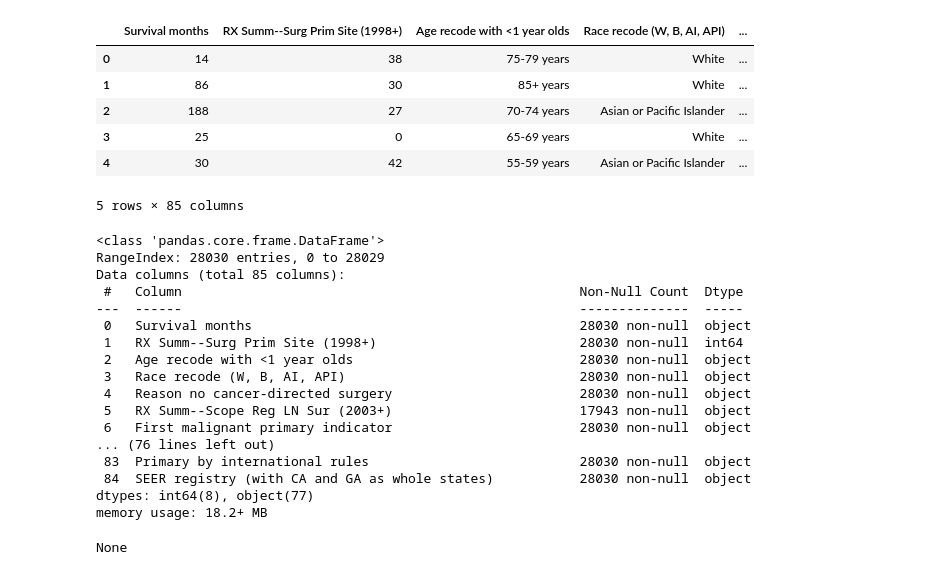
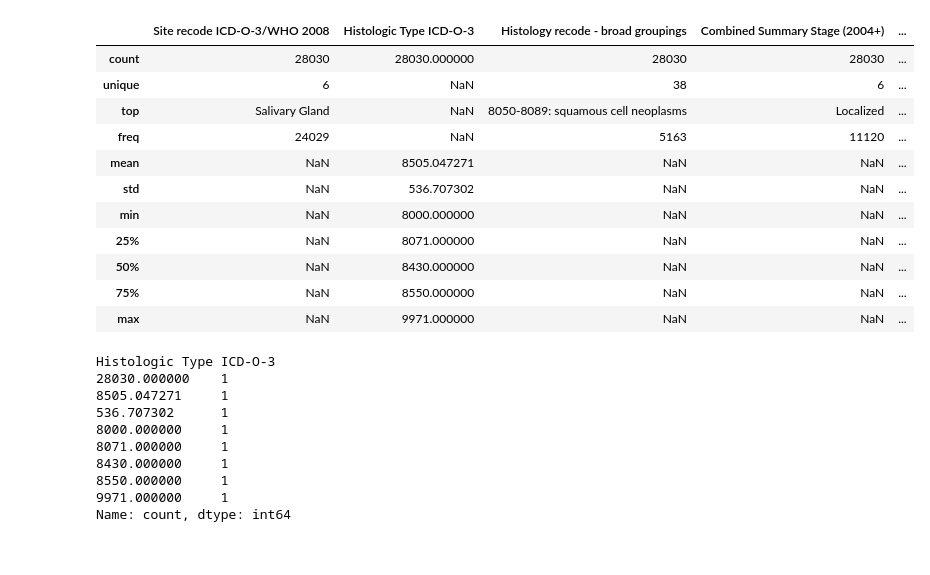
Before and after one commit to obaidkhurram/salivary-tumors, a Jupyter notebook: salivary_tumor_2024.ipynb, the cells around one changed output. Saved outputs shown, nothing was run; the diff lists cells and outputs as text; code cells hidden in the pictures.

```diff
--- a/salivary_tumor_2024.ipynb
+++ b/salivary_tumor_2024.ipynb
@@ -11,30 +163,43 @@ salivary_df = pd.read_csv("MajorSalivaryListing.csv",low_memory=False)
 # %%
-# Look at data header
-display(salivary_df.head())
-display(salivary_df.info())
+# Select relevant columns for clinical characteristics analysis
+clinical_columns = [
+    'Site recode ICD-O-3/WHO 2008',
+    'Histologic Type ICD-O-3',
+    'Histology recode - broad groupings',
+    'Combined Summary Stage (2004+)',
+    'Summary stage 2000 (1998-2017)',
+    'RX Summ--Surg Prim Site (1998+)',
+    'Radiation recode',
+    'Chemotherapy recode (yes, no/unk)'
+]
+
+# Creating a summary for clinical characteristics
+clinical_summary = salivary_df[clinical_columns].describe(include='all')
+
+# Display the summary
+display(clinical_summary)
+
+clinical_summary['Histologic Type ICD-O-3'].value_counts()
 # %% [output]
-|  | Survival months | RX Summ--Surg Prim Site (1998+) | Age recode with <1 year olds | Race recode (W, B, AI, API) | ... |
-| 0 | 14 | 38 | 75-79 years | White | ... |
-| 1 | 86 | 30 | 85+ years | White | ... |
-| 2 | 188 | 27 | 70-74 years | Asian or Pacific Islander | ... |
-| 3 | 25 | 0 | 65-69 years | White | ... |
-| 4 | 30 | 42 | 55-59 years | Asian or Pacific Islander | ... |
+|  | Site recode ICD-O-3/WHO 2008 | Histologic Type ICD-O-3 | Histology recode - broad groupings | Combined Summary Stage (2004+) | ... |
+| count | 28030 | 28030.000000 | 28030 | 28030 | ... |
+| unique | 6 | NaN | 38 | 6 | ... |
+| top | Salivary Gland | NaN | 8050-8089: squamous cell neoplasms | Localized | ... |
+| freq | 24029 | NaN | 5163 | 11120 | ... |
+| mean | NaN | 8505.047271 | NaN | NaN | ... |
+| std | NaN | 536.707302 | NaN | NaN | ... |
+| min | NaN | 8000.000000 | NaN | NaN | ... |
+| 25% | NaN | 8071.000000 | NaN | NaN | ... |
+| 50% | NaN | 8430.000000 | NaN | NaN | ... |
+| 75% | NaN | 8550.000000 | NaN | NaN | ... |
+| max | NaN | 9971.000000 | NaN | NaN | ... |
-5 rows × 85 columns
+Histologic Type ICD-O-3
+28030.000000    1
+8505.047271     1
+536.707302      1
+8000.000000     1
+8071.000000     1
+8430.000000     1
+8550.000000     1
+9971.000000     1
+Name: count, dtype: int64
-<class 'pandas.core.frame.DataFrame'>
-RangeIndex: 28030 entries, 0 to 28029
-Data columns (total 85 columns):
- #   Column                                                   Non-Null Count  Dtype
----  ------                                                   --------------  -----
- 0   Survival months                                          28030 non-null  object
- 1   RX Summ--Surg Prim Site (1998+)                          28030 non-null  int64
- 2   Age recode with <1 year olds                             28030 non-null  object
- 3   Race recode (W, B, AI, API)                              28030 non-null  object
- 4   Reason no cancer-directed surgery                        28030 non-null  object
- 5   RX Summ--Scope Reg LN Sur (2003+)                        17943 non-null  object
- 6   First malignant primary indicator                        28030 non-null  object
-... (76 lines left out)
- 83  Primary by international rules                           28030 non-null  object
- 84  SEER registry (with CA and GA as whole states)           28030 non-null  object
-dtypes: int64(8), object(77)
-memory usage: 18.2+ MB
-None
```
Also changed, not shown: parts of 6 cells of this notebook.
